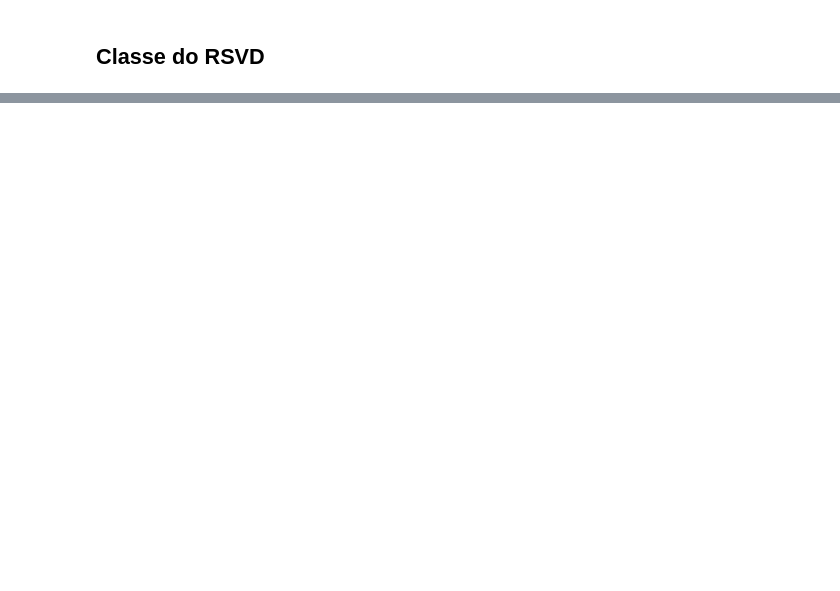
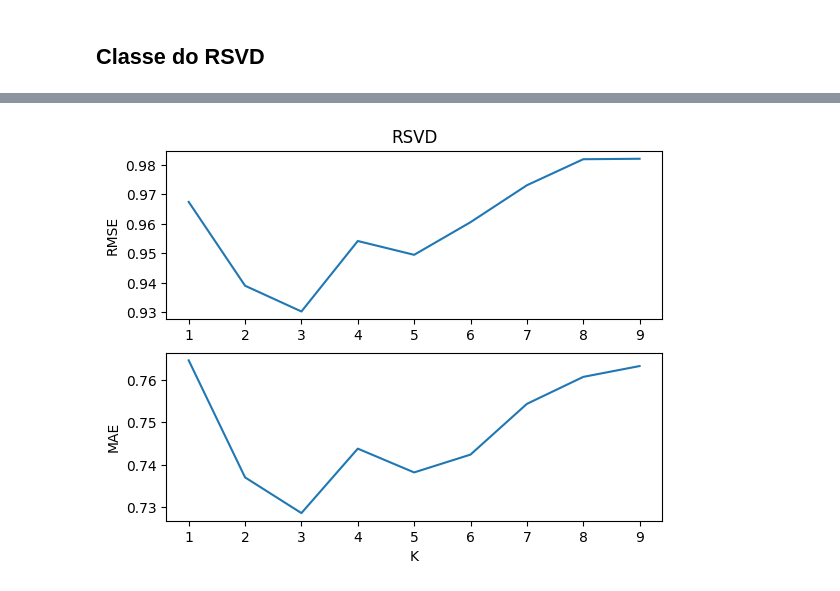
Before and after one commit to Sergiorezende22/RS_Practice, a Jupyter notebook: CollaborativeFilteringPractice/RSVD/RSVD_MovieLens.ipynb, the cells around one changed output, grey strips where cells are left out. Drawn from its saved outputs; the diff is of its cells as text; code cells hidden in the pictures; blank space fills up the shorter version.

Commit message:
feat: Terminando RSVD

```diff
--- a/CollaborativeFilteringPractice/RSVD/RSVD_MovieLens.ipynb
+++ b/CollaborativeFilteringPractice/RSVD/RSVD_MovieLens.ipynb
@@ -39,7 +41,7 @@ ratings_tuples = []
 for row in ratingsDf.itertuples(index=False):
     user_idx = row.user_id - 1  # Ajustando o índice do usuário
     movie_idx = row.movie_id - 1  # Ajustando o índice do filme
-    ratings_tuples.append([row.user_id, row.movie_id, row.rating])
+    ratings_tuples.append([user_idx, movie_idx, row.rating])
 
 ratings_tuples
 # %% [output]
@@ -66,7 +68,7 @@ x_test = ratingsDf.sample(n=5000, random_state=123)
 
 # Transformando em NaN na matriz de notas os valores de teste
 for _ , row in x_test.iterrows():
-    ratings_tuples.remove([row.user_id, row.movie_id, row.rating])
+    ratings_tuples.remove([row.user_id - 1, row.movie_id - 1, row.rating])
 # %% [markdown]
 ## Classe do RSVD
 # %%
@@ -119,3 +118,30 @@ class RSVD:
     def predict(self, user_id, item_id):
         prediction = np.dot(self.P[user_id, :], self.Q[:, item_id])
         return prediction
+# %%
+def get_errors(RSVD, y, x_test):
+    predictedValues = []
+
+    for _ , row in x_test.iterrows():
+        predictedValues = np.append(predictedValues, RSVD.predict(row.user_id - 1, row.movie_id - 1))
+
+    rmse = math.sqrt(np.mean((predictedValues - y) ** 2))
+    mae = np.mean(np.abs(predictedValues - y))
+
+    return rmse, mae
+# %%
+x_test.sort_values(by=['user_id', 'movie_id'], inplace=True)
+y = np.array(x_test['rating'])
+
+k_range = range(1, 10)
+rmse_euclidean = []
+mae_euclidean = []
+rmseArr = []
+maeArr = []
+
+for k in k_range:
+    rsvd = RSVD(943, 1682, k)
+    rsvd.fit(ratings_tuples)
+    rmse, mae = get_errors(rsvd, y, x_test)
+    rmseArr.append(rmse)
+    maeArr.append(mae)
@@ -121,0 +168,12 @@ class RSVD:
+# %%
+fig, ax = plt.subplots(2)
+ax[0].plot(k_range, rmseArr)
+ax[0].set_title("RSVD")
+ax[0].set_ylabel("RMSE")
+ax[1].plot(k_range, maeArr)
+ax[1].set_xlabel("K")
+ax[1].set_ylabel("MAE")
+
+plt.show()
+# %% [output]
+[figure, added]
```
Also changed, not shown: parts of 7 cells of this notebook.
